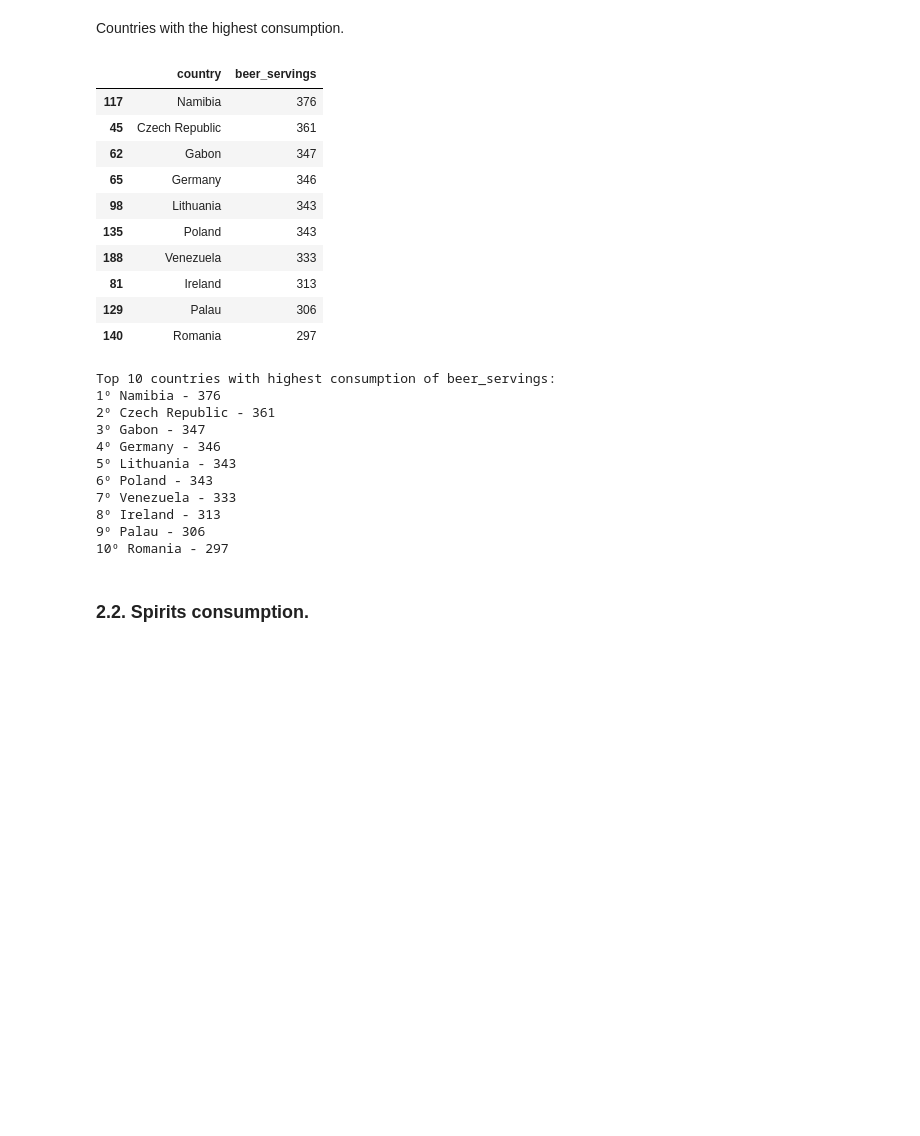
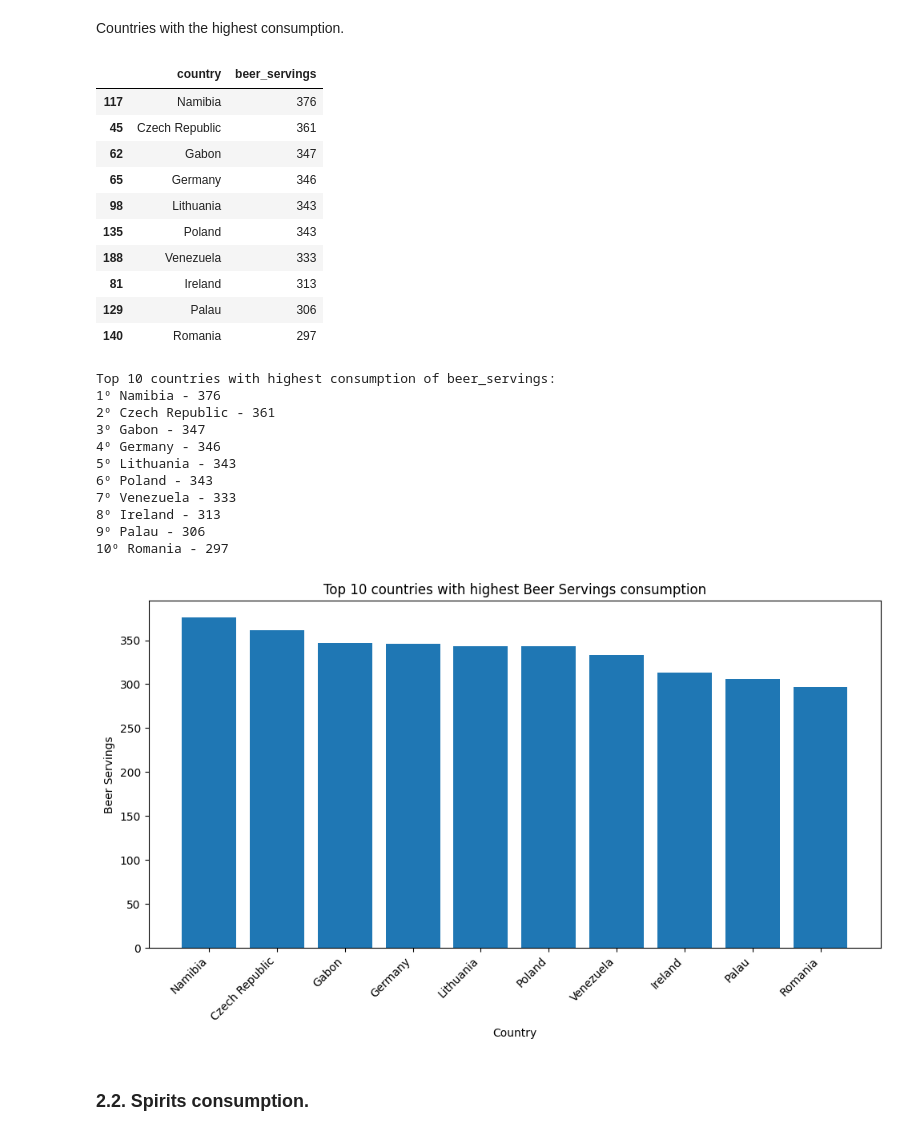
Before and after one commit to leonardopottmayer/data-science-alcohol-consumption-by-country, a Jupyter notebook: analysis/en/02_beverage_ranking_by_country.ipynb, the cells around one changed output. Drawn from its saved outputs; the diff is of its cells as text; code cells hidden in the pictures; blank space fills up the shorter version.

```diff
--- a/analysis/en/02_beverage_ranking_by_country.ipynb
+++ b/analysis/en/02_beverage_ranking_by_country.ipynb
@@ -92,29 +122,32 @@ Countries with the highest consumption.
 # %%
 df_beer_servings_desc = get_ranking(df_beer_servings_grather_than_zero, 'beer_servings', False, beer_servings_head_amount)
 print_ranking(df_beer_servings_desc, 'beer_servings', False, beer_servings_head_amount)
+
+plot_ranking(df_beer_servings_desc, 'beer_servings', False, beer_servings_head_amount)
 # %% [output]
 |  | country | beer_servings |
 | 117 | Namibia | 376 |
 | 45 | Czech Republic | 361 |
 | 62 | Gabon | 347 |
 | 65 | Germany | 346 |
 | 98 | Lithuania | 343 |
 | 135 | Poland | 343 |
 | 188 | Venezuela | 333 |
 | 81 | Ireland | 313 |
 | 129 | Palau | 306 |
 | 140 | Romania | 297 |
 Top 10 countries with highest consumption of beer_servings:
 1º Namibia - 376
 2º Czech Republic - 361
 3º Gabon - 347
 4º Germany - 346
 5º Lithuania - 343
 6º Poland - 343
 7º Venezuela - 333
 8º Ireland - 313
 9º Palau - 306
 10º Romania - 297
+[figure, added]
 # %% [markdown]
 ### 2.2. Spirits consumption.
 # %%
```
Also changed, not shown: parts of 7 cells of this notebook, 4 other files.
